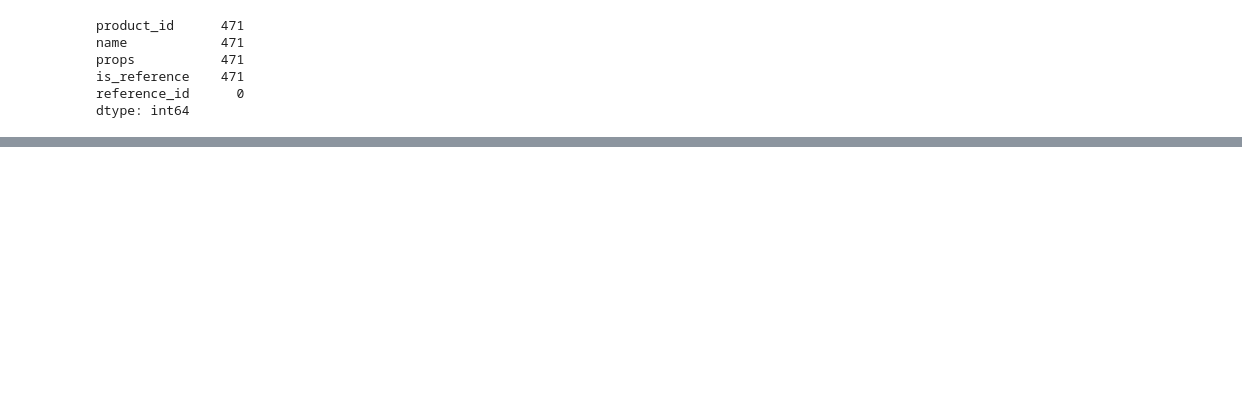
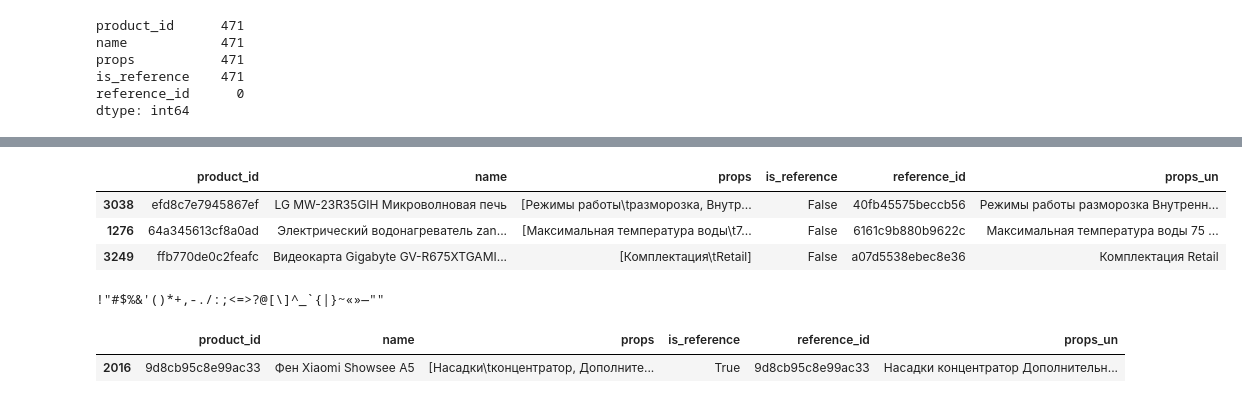
Before and after one commit to andreyshishkov/agora_hack_team_project, a Jupyter notebook: Sandbox.ipynb, the cells around one changed output, grey strips where cells are left out. Drawn from its saved outputs; the diff is of its cells as text; code cells hidden in the pictures; blank space fills up the shorter version.

```diff
--- a/Sandbox.ipynb
+++ b/Sandbox.ipynb
@@ -57,0 +110,12 @@ prdct_2 = df[df['is_reference'] == False]
+# %%
+df.sample(3)
+# %% [output]
+|  | product_id | name | props | is_reference | reference_id | props_un |
+| 3038 | efd8c7e7945867ef | LG MW-23R35GIH Микроволновая печь | [Режимы работы\tразморозка, Внутр... | False | 40fb45575beccb56 | Режимы работы разморозка Внутренн... |
+| 1276 | 64a345613cf8a0ad | Электрический водонагреватель zan... | [Максимальная температура воды\t7... | False | 6161c9b880b9622c | Максимальная температура воды 75 ... |
+| 3249 | ffb770de0c2feafc | Видеокарта Gigabyte GV-R675XTGAMI... | [Комплектация\tRetail] | False | a07d5538ebec8e36 | Комплектация Retail |
+# %%
+spec_chars = string.punctuation + '«'+ '»'+ '—'+ '"'+ '"'
+print(spec_chars)
+# %% [output]
+!"#$%&'()*+,-./:;<=>?@[\]^_`{|}~«»—""
@@ -57,0 +129,5 @@ prdct_2 = df[df['is_reference'] == False]
+# %%
+df.sample()
+# %% [output]
+|  | product_id | name | props | is_reference | reference_id | props_un |
+| 2016 | 9d8cb95c8e99ac33 | Фен Xiaomi Showsee A5 | [Насадки\tконцентратор, Дополните... | True | 9d8cb95c8e99ac33 | Насадки концентратор Дополнительн... |
```
Also changed, not shown: parts of 70 cells of this notebook, 5 other files.
